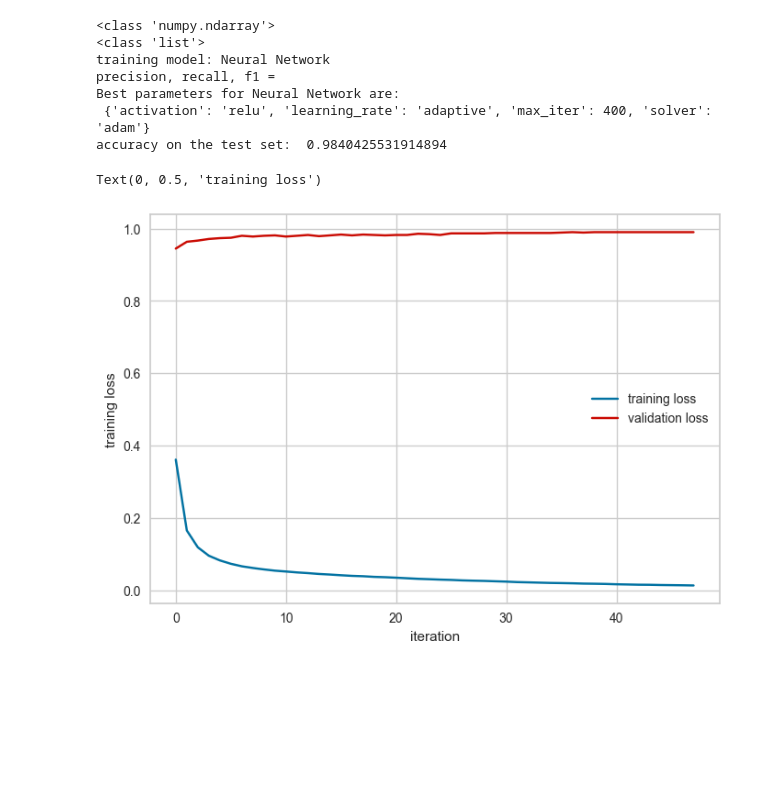
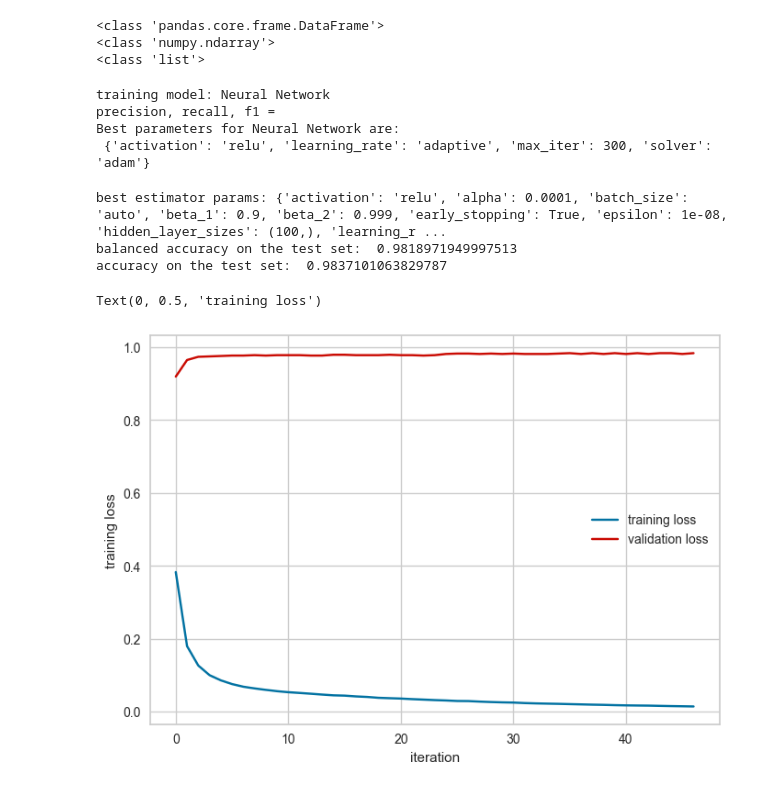
Before and after one commit to filippocasari/SecurityML_AS2, a Jupyter notebook: main.ipynb, the cells around one changed output. Saved outputs shown, nothing was run; the diff lists cells and outputs as text; code cells hidden in the pictures; blank space fills up the shorter version.

```diff
--- a/main.ipynb
+++ b/main.ipynb
@@ -74,8 +84,10 @@ nan_rows = numeric_column.isna()
 previous_data_set_x = data_set_x.copy()
 #print(f"ROWs of {data_set_x.columns[92]} that are not numbers: \n{data_set_x.loc[nan_rows, data_set_x.columns[92]]}")
 data_set_x[data_set_x.columns[92]] = pd.to_numeric(data_set_x[data_set_x.columns[92]], errors='coerce').fillna(0)
+data_set_x = data_set_x.astype('int32')
 print(f"new training x\n{ data_set_x.info()}")
 print(f"old training x\n{ previous_data_set_x.info()}")
+print(f"unique values in the dataset: {np.unique(data_set_x.to_numpy())}")
 # %% [output]
 <class 'pandas.core.frame.DataFrame'>
 RangeIndex: 15036 entries, 0 to 15035
@@ -160,20 +173,28 @@ def GridSearchFun(model, metric, parameters, X_train, X_test, Y_train, Y_test, m
     print(f"Best parameters for {model_name} are: \n {clf.best_params_}")
 
     return clf.best_estimator_
+# %%
+print(type(data_set_x))
+data_set_x = data_set_x.to_numpy()
+print(type(data_set_x))
+#print(data_set_x)
+print(type(target))
+target = np.array(target)
+X_train, X_test, y_train, y_test \
+    = train_test_split(data_set_x, target, test_size=0.2, random_state=1)
+
+X_train, X_val, y_train, y_val \
+    = train_test_split(X_train, y_train, test_size=0.25, random_state=1) # 0.25 x 0.8 = 0.2
+
+y_train, y_val, y_test = np.array(y_train), np.array(y_val), np.array(y_test)
+weights = {0: np.count_nonzero(y_train == 0)/float(len(y_train)), 1: np.count_nonzero(y_train == 1)/float(len(y_train))}
+# %% [output]
+<class 'pandas.core.frame.DataFrame'>
+<class 'numpy.ndarray'>
+<class 'list'>
 # %%
-
-print(type(data_set_x))
-print(type(target))
-X_train, X_test, y_train, y_test \
-    = train_test_split(data_set_x, target, test_size=0.2, random_state=1)
-
-X_train, X_val, y_train, y_val \
-    = train_test_split(X_train, y_train, test_size=0.25, random_state=1) # 0.25 x 0.8 = 0.2
-
-y_train, y_val, y_test = np.array(y_train), np.array(y_val), np.array(y_test)
-
-
-max_iters = (400,  1000)
+#sample_weight = np.array([np.count_nonzero(y_train == 0),np.count_nonzero(y_train == 1) ])
+max_iters = (300,  600)
 activations = ('identity', 'logistic', 'tanh', 'relu')
 solvers = ('sgd', 'adam')
 #learning_rates = ('constant', 'invscaling', 'adaptive')
@@ -183,28 +204,32 @@ parameters = {'activation': activations, 'solver': solvers,
               'learning_rate': learning_rates, 'max_iter': max_iters}
 mpl = MLPClassifier(early_stopping=True)
 
-best_estimator= GridSearchFun(mpl, 'balanced_accuracy', parameters, X_train, X_val,
+best_estimator_NN= GridSearchFun(mpl, 'balanced_accuracy', parameters, X_train, X_val,
                                               y_train, y_val, 'Neural Network')
-
-predict = best_estimator.predict(X_test)
-print(f"best estimator params: {best_estimator.get_params()}")
-print("accuracy on the test set: ", accuracy_score(y_test, predict))
-#scores = cross_val_score(\
-#mpl, X_train, y_train, cv=5, scoring='accuracy')
 # %% [output]
-<class 'numpy.ndarray'>
-<class 'list'>
 training model: Neural Network
 precision, recall, f1 =
 Best parameters for Neural Network are:
- {'activation': 'relu', 'learning_rate': 'adaptive', 'max_iter': 400, 'solver': 'adam'}
-accuracy on the test set:  0.9840425531914894
+ {'activation': 'relu', 'learning_rate': 'adaptive', 'max_iter': 300, 'solver': 'adam'}
+# %%
+
+predict = best_estimator_NN.predict(X_test)
+print(f"best estimator params: {best_estimator_NN.get_params()}")
+print("balanced accuracy on the test set: ", balanced_accuracy_score(y_test, predict))
+print("accuracy on the test set: ", accuracy_score(y_test, predict))
+
+#scores = cross_val_score(\
+#mpl, X_train, y_train, cv=5, scoring='accuracy')
+# %% [output]
+best estimator params: {'activation': 'relu', 'alpha': 0.0001, 'batch_size': 'auto', 'beta_1': 0.9, 'beta_2': 0.999, 'early_stopping': True, 'epsilon': 1e-08, 'hidden_layer_sizes': (100,), 'learning_r ...
+balanced accuracy on the test set:  0.9818971949997513
+accuracy on the test set:  0.9837101063829787
 # %%
-plt.plot(best_estimator.loss_curve_, label="training loss")
-plt.plot(best_estimator.validation_scores_, c='r', label="validation loss")
+plt.plot(best_estimator_NN.loss_curve_, label="training loss")
+plt.plot(best_estimator_NN.validation_scores_, c='r', label="validation loss")
 plt.xlabel('iteration')
 plt.legend()
 plt.ylabel('training loss')
 # %% [output]
 Text(0, 0.5, 'training loss')
-[figure, old version]
+[figure, new version]
```
Also changed, not shown: parts of 17 cells of this notebook, 17 other files.
